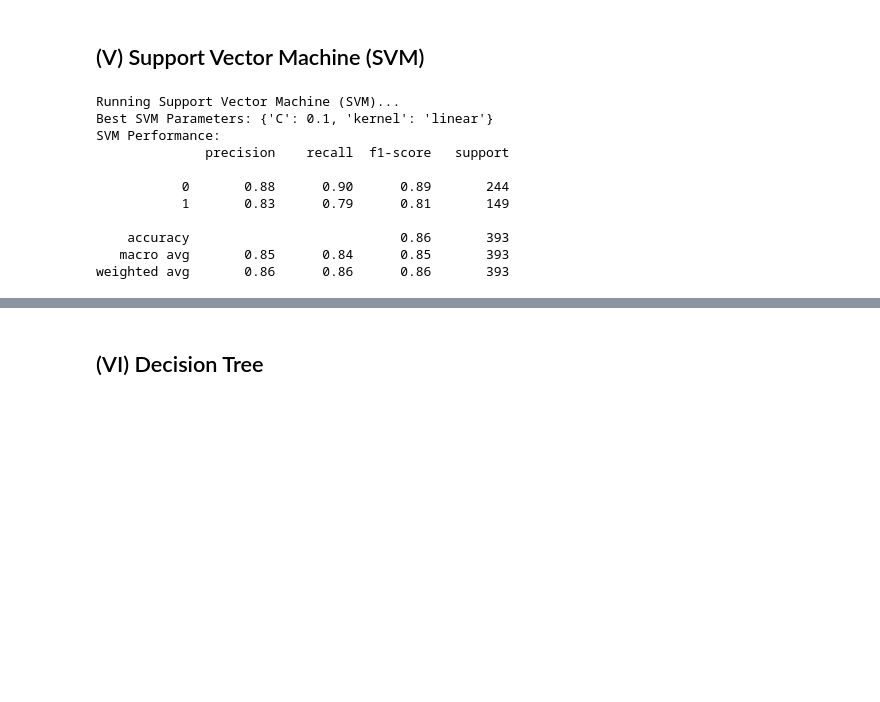
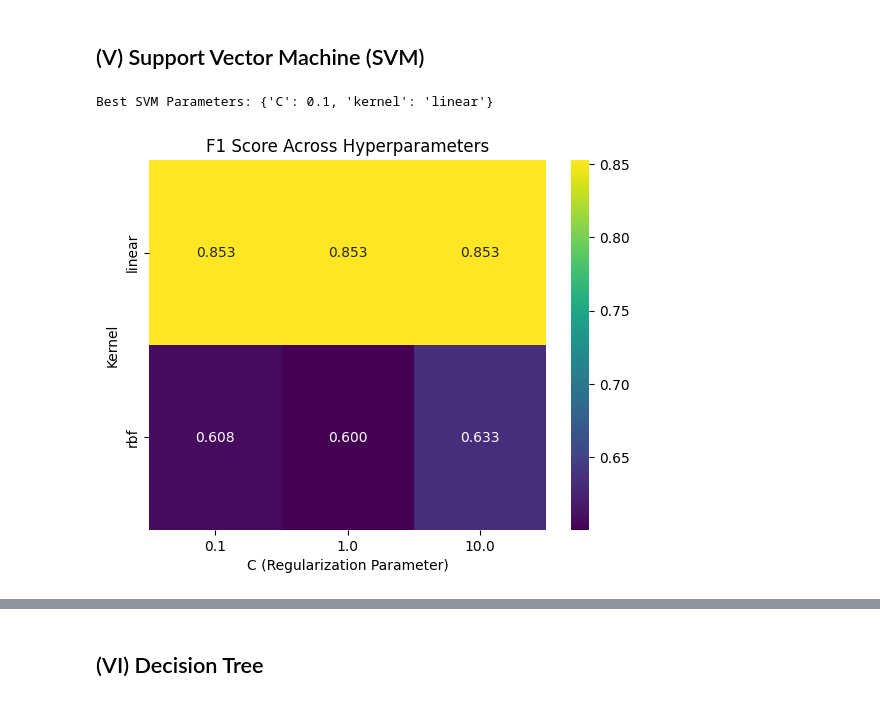
Before and after one commit to AhmedMohamady1/Titanic-Survivors-Prediction, a Jupyter notebook: main.ipynb, the cells around one changed output, grey strips where cells are left out. Cells and saved outputs as stored; diff of their text form; code cells hidden in the pictures; blank space fills up the shorter version.

```diff
--- a/main.ipynb
+++ b/main.ipynb
@@ -435,27 +463,27 @@ weighted avg       0.84      0.84      0.84       393
 # %% [markdown]
 ## (V) Support Vector Machine (SVM)
 # %%
-print("Running Support Vector Machine (SVM)...")
-svm_params = {'C': [0.1, 1, 10], 'kernel': ['linear', 'rbf']}
+svm_params = {'C': [0.1, 1, 10], 'kernel': ['linear', 'rbf']} # test for best hyperparameters
 svm = SVC()
-grid_search_svm = GridSearchCV(svm, svm_params, cv=5, scoring='f1_weighted')
+
+grid_search_svm = GridSearchCV(svm, svm_params, cv=3, scoring='f1_weighted')
 grid_search_svm.fit(X_train, y_train)
+
 best_svm = grid_search_svm.best_estimator_
-
 print("Best SVM Parameters:", grid_search_svm.best_params_)
 y_pred_svm = best_svm.predict(X_test)
-
-print("SVM Performance:")
-print(classification_report(y_test, y_pred_svm))
 # %% [output]
-Running Support Vector Machine (SVM)...
 Best SVM Parameters: {'C': 0.1, 'kernel': 'linear'}
-SVM Performance:
-              precision    recall  f1-score   support
-
-           0       0.88      0.90      0.89       244
-           1       0.83      0.79      0.81       149
-
-    accuracy                           0.86       393
-   macro avg       0.85      0.84      0.85       393
-weighted avg       0.86      0.86      0.86       393
+# %%
+# Extract results from GridSearchCV
+results = pd.DataFrame(grid_search_svm.cv_results_)
+
+# Heatmap for F1 score
+pivot_table = results.pivot(index='param_kernel', columns='param_C', values='mean_test_score')
+sns.heatmap(pivot_table, annot=True, fmt=".3f", cmap="viridis")
+plt.title("F1 Score Across Hyperparameters")
+plt.xlabel("C (Regularization Parameter)")
+plt.ylabel("Kernel")
+plt.show()
+# %% [output]
+[figure, added]
```
Also changed, not shown: parts of 7 cells of this notebook.
